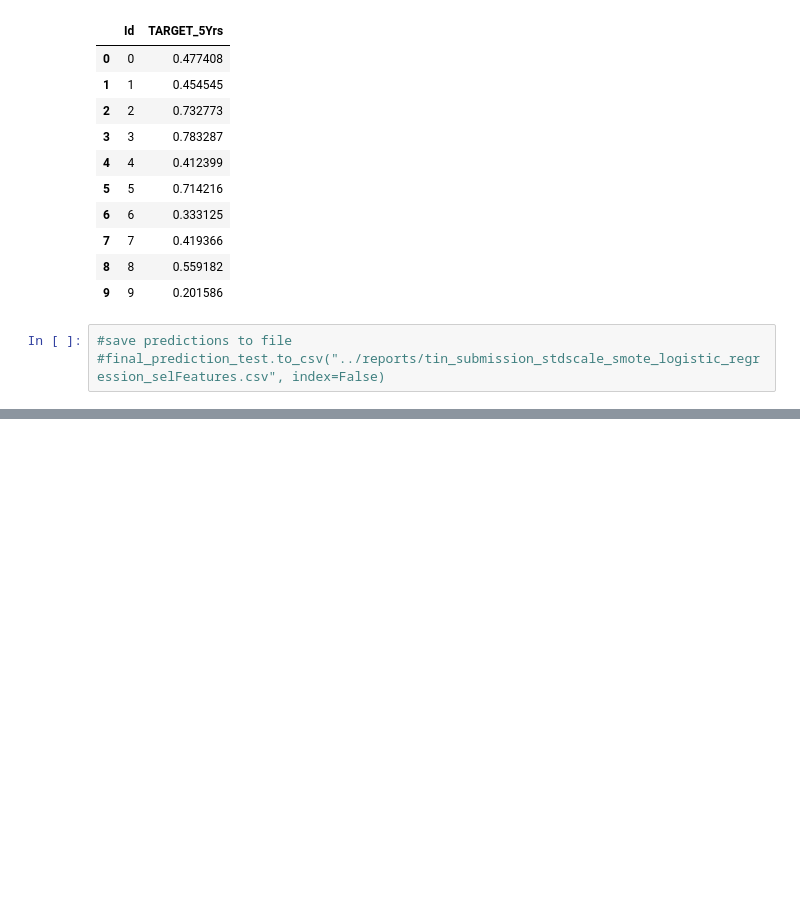
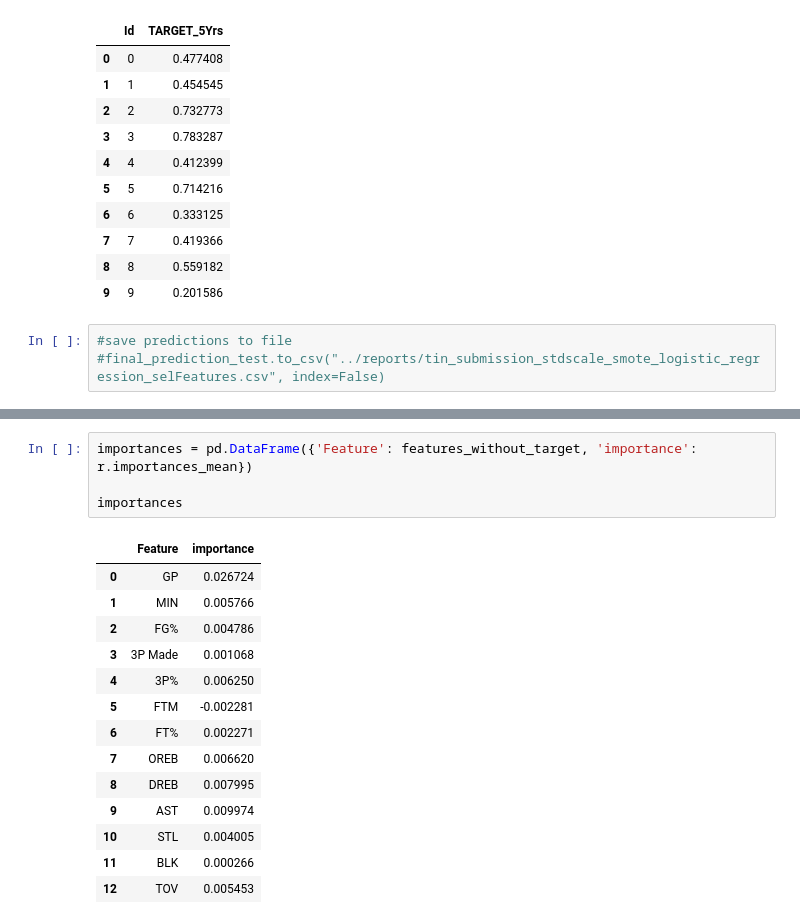
Before and after one commit to adv-dsi-group4/nba-career-prediction, a Jupyter notebook: notebooks/_Final_draft_logistic_regression_stdScaling_SMOTE_selectFeatures-Copy1.ipynb, the cells around one changed output, grey strips where cells are left out. Cells and saved outputs as stored; diff of their text form; blank space fills up the shorter version.

```diff
--- a/notebooks/_Final_draft_logistic_regression_stdScaling_SMOTE_selectFeatures-Copy1.ipynb
+++ b/notebooks/_Final_draft_logistic_regression_stdScaling_SMOTE_selectFeatures-Copy1.ipynb
@@ -231,0 +303,19 @@ final_prediction_test.head(10)
+# %%
+importances = pd.DataFrame({'Feature': features_without_target, 'importance': r.importances_mean})
+
+importances
+# %% [output]
+|  | Feature | importance |
+| 0 | GP | 0.026724 |
+| 1 | MIN | 0.005766 |
+| 2 | FG% | 0.004786 |
+| 3 | 3P Made | 0.001068 |
+| 4 | 3P% | 0.006250 |
+| 5 | FTM | -0.002281 |
+| 6 | FT% | 0.002271 |
+| 7 | OREB | 0.006620 |
+| 8 | DREB | 0.007995 |
+| 9 | AST | 0.009974 |
+| 10 | STL | 0.004005 |
+| 11 | BLK | 0.000266 |
+| 12 | TOV | 0.005453 |
```
Also changed, not shown: parts of 10 cells of this notebook, 1 other file.
